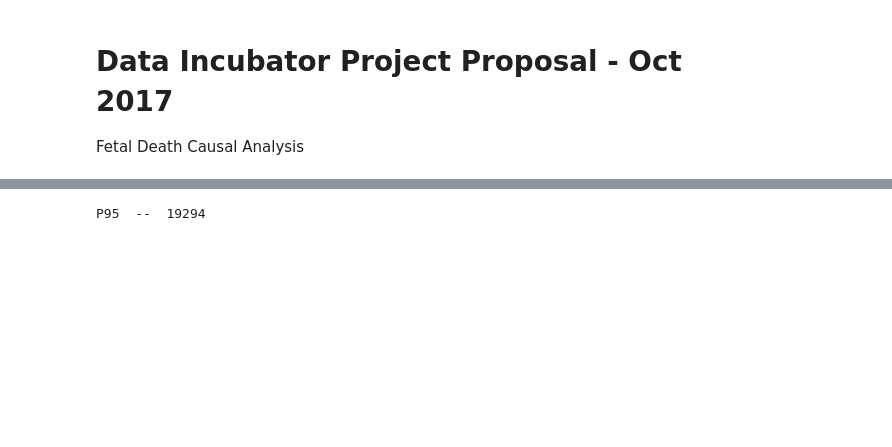
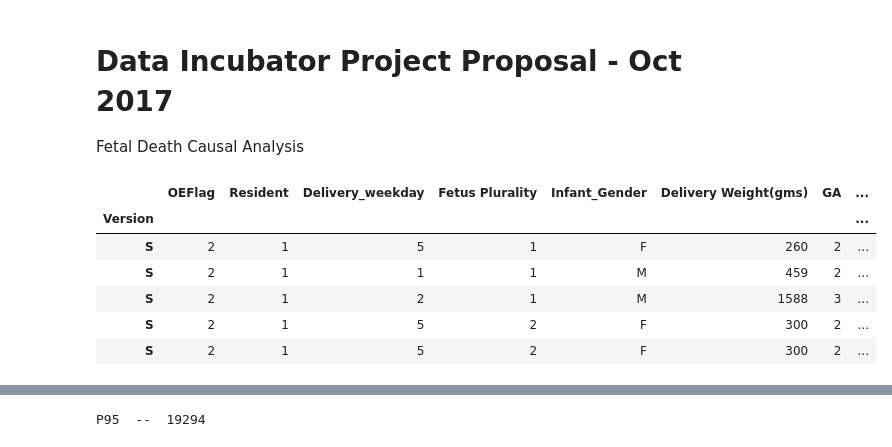
Before and after one commit to shayanray/dataincubator2017, a Jupyter notebook: DataIncubator-analysis.ipynb, the cells around one changed output, grey strips where cells are left out. Saved outputs shown, nothing was run; the diff lists cells and outputs as text; code cells hidden in the pictures; blank space fills up the shorter version.

```diff
--- a/DataIncubator-analysis.ipynb
+++ b/DataIncubator-analysis.ipynb
@@ -7,7 +7,16 @@ import pandas as pd
 import scipy as sc
 import matplotlib.pyplot as plt
 # %%
-cols=[(6,7),(9,10),(10,14),(24,25),(315,316),(2602,2606)]
-headerNames = ["Version", "OEFlag", "Delivery_YYYY", "Delivery_weekday", "Infant_Gender", "ICD10"]
+cols=[(6,7),(9,10),(130,131),(24,25),(300,301),(315,316),(348,352),(339,340),(2602,2606)]
+headerNames = ["Version", "OEFlag", "Resident", "Delivery_weekday","Fetus Plurality", "Infant_Gender", "Delivery Weight(gms)","GA","ICD10"]
 df = pd.read_fwf('./Fetal2014US_COD.txt', colspecs=cols, header=None, index_col=0, names=headerNames)
+df.head()
+# %% [output]
+|  | OEFlag | Resident | Delivery_weekday | Fetus Plurality | Infant_Gender | Delivery Weight(gms) | GA | ... |
+| Version |  |  |  |  |  |  |  | ... |
+| S | 2 | 1 | 5 | 1 | F | 260 | 2 | ... |
+| S | 2 | 1 | 1 | 1 | M | 459 | 2 | ... |
+| S | 2 | 1 | 2 | 1 | M | 1588 | 3 | ... |
+| S | 2 | 1 | 5 | 2 | F | 300 | 2 | ... |
+| S | 2 | 1 | 5 | 2 | F | 300 | 2 | ... |
 # %%
```
Also changed, not shown: parts of 6 cells of this notebook, 1 other file.
